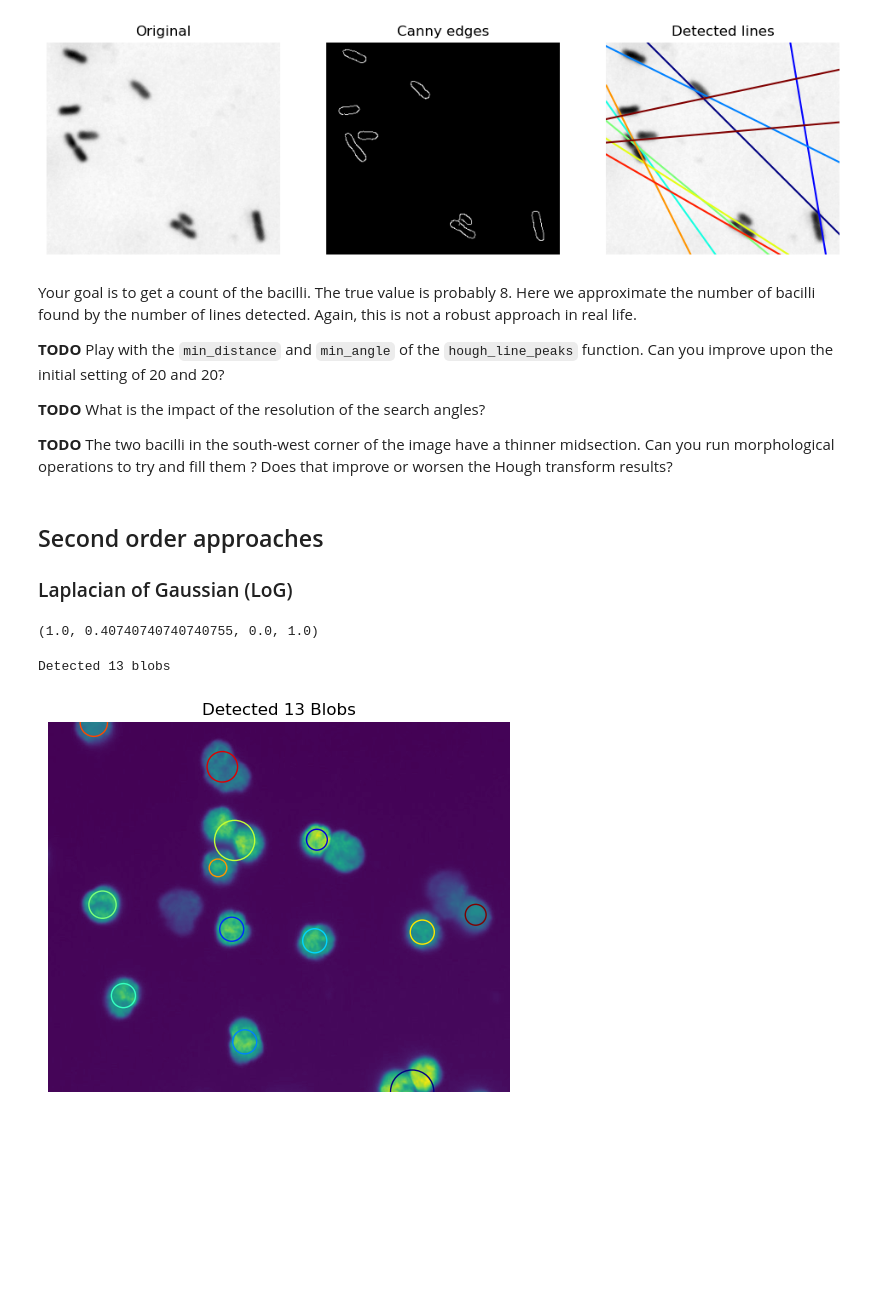
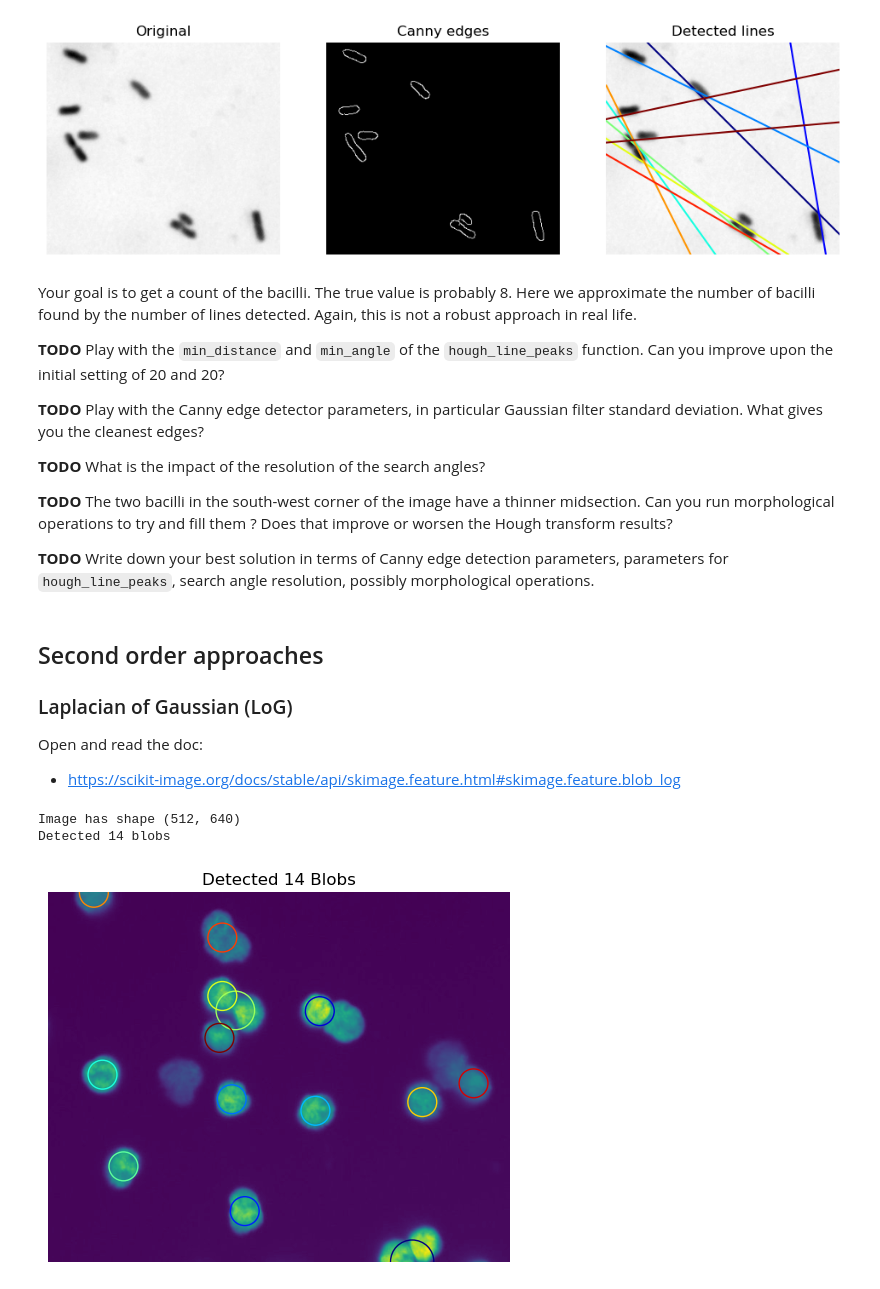
Before and after one commit to TranslationalML/course-image-analysis, a Jupyter notebook: module2/feature_extraction.ipynb, the cells around one changed output. Saved outputs shown, nothing was run; the diff lists cells and outputs as text; code cells hidden in the pictures; blank space fills up the shorter version.

```diff
--- a/module2/feature_extraction.ipynb
+++ b/module2/feature_extraction.ipynb
@@ -57,11 +52,8 @@ Edge detections allows us to find regions of the image with sharp contrast, that
 A commonly used algorithm is the Canny algorithm, open and read the documentation in scikit-image
 - <https://scikit-image.org/docs/stable/api/skimage.feature.html#skimage.feature.canny>
 # %%
-# Apply histogram equalization to improve contrast
-#img = exposure.equalize_hist(img)
-
 # Detect edges using Canny edge detector
-edges = canny(img)
+edges = canny(img, sigma=1.0)
 
 # create an overlay of the edges on the original image
 edges_overlay = segmentation.mark_boundaries(img, np.array(edges,dtype=np.uint8), mode='thick')
@@ -90,15 +94,24 @@ The Hough transform is a fast and efficient approach to detecting lines, circles
 # %%
 
 # Define the range of radii to search for circles
+# This is a great way to input domain knowledge - how big are the cells you want to find (in pixels)?
+# Refer to the first visualisation of the image which has axis ticks to get an idea of the size of the cells
 min_radius = 20
 max_radius = 50
 
-# Apply the Hough transform to detect circles
+# define the separation between circles - how far apart are cells (in pixels)?
+# Refer to the first visualisation of the image which has axis ticks to get an idea of the separation of the cells
+min_xdistance=20
+min_ydistance=20
+
+# Apply the Hough transform on the edges image to detect circles
 hough_radii = np.arange(min_radius, max_radius + 1)
 hough_res = hough_circle(edges, hough_radii)
 
 # Find the most prominent circles
-accums, cx, cy, radii = hough_circle_peaks(hough_res, hough_radii, total_num_peaks=10)
+accums, cx, cy, radii = hough_circle_peaks(hough_res, hough_radii,
+                                           min_xdistance=min_xdistance, min_ydistance=min_ydistance,
+                                           total_num_peaks=20)
 n_circles=radii.shape[0]
 print(f'Detected {n_circles} circles')
 
@@ -146,11 +164,13 @@ Image has shape (308, 338)
 Text(0.5, 1.0, 'Original image')
 [figure]
 # %%
-# example adapted from skimage doc
+"""
+Line Hough transform example adapted from skimage doc
+"""
 
 
 # First detect edges to make our life easier - Hough transform is sensitive to noise
-edges=canny(img)
+edges=canny(img, sigma=1)
 
 # Define the range of angles to search for lines. If we have a priori information about the orientation of the lines
 # we are interested in, we could restrict the search range
@@ -196,43 +216,50 @@ Your goal is to get a count of the bacilli. The true value is probably 8. Here w
 
 **TODO** Play with the `min_distance` and `min_angle` of the `hough_line_peaks` function. Can you improve upon the initial setting of 20 and 20?
 
+**TODO** Play with the Canny edge detector parameters, in particular Gaussian filter standard deviation. What gives you the cleanest edges?
+
 **TODO** What is the impact of the resolution of the search angles?
 
 **TODO** The two bacilli in the south-west corner of the image have a thinner midsection. Can you run morphological operations to try and fill them ? Does that improve or worsen the Hough transform results?
+
+**TODO** Write down your best solution in terms of Canny edge detection parameters, parameters for `hough_line_peaks`, search angle resolution, possibly morphological operations.
 # %% [markdown]
 ## Second order approaches
 
 ### Laplacian of Gaussian (LoG)
+
+Open and read the doc:
+- <https://scikit-image.org/docs/stable/api/skimage.feature.html#skimage.feature.blob_log>
-# %%
-cm=plt.cm.jet
-print(cm(4/5))
-# %% [output]
-(1.0, 0.40740740740740755, 0.0, 1.0)
 # %%
-from skimage.feature import blob_log
+# Load and normalize the neuroblastoma image
+image_file = os.path.join(path_to_images, 'neuroblastoma_5_orig_small.jpg')
+img = io.imread(image_file)
+img = img/np.max(img) # normalize the image to [0,1]
+print(f'Image has shape {img.shape}')
 
 # Define the range of blob sizes to detect
-min_sigma = 10
-max_sigma = 30
+min_sigma = 20
+max_sigma = 50
 
 # Perform blob detection using LoG
-blobs = blob_log(img, min_sigma=min_sigma, max_sigma=max_sigma)
+blobs = blob_log(img, min_sigma=min_sigma, max_sigma=max_sigma, threshold_rel=0.2, overlap=0.7)
 n_blobs = blobs.shape[0]
 print(f'Detected {n_blobs} blobs')
 
 # Display the detected blobs
 cm=plt.cm.jet # get a colormap
 fig, ax = plt.subplots()
 ax.imshow(img)
 
 for i, blob in enumerate(blobs):
     y, x, radius = blob
     circle = plt.Circle((x, y), radius, color=cm(i/(n_blobs-1)), fill=False)
     ax.add_patch(circle)
 
 plt.title(f'Detected {n_blobs} Blobs')
 plt.axis('off')
 plt.show()
 # %% [output]
-Detected 13 blobs
+Image has shape (512, 640)
+Detected 14 blobs
-[figure, old version]
+[figure, new version]
```
Also changed, not shown: parts of 8 cells of this notebook.
